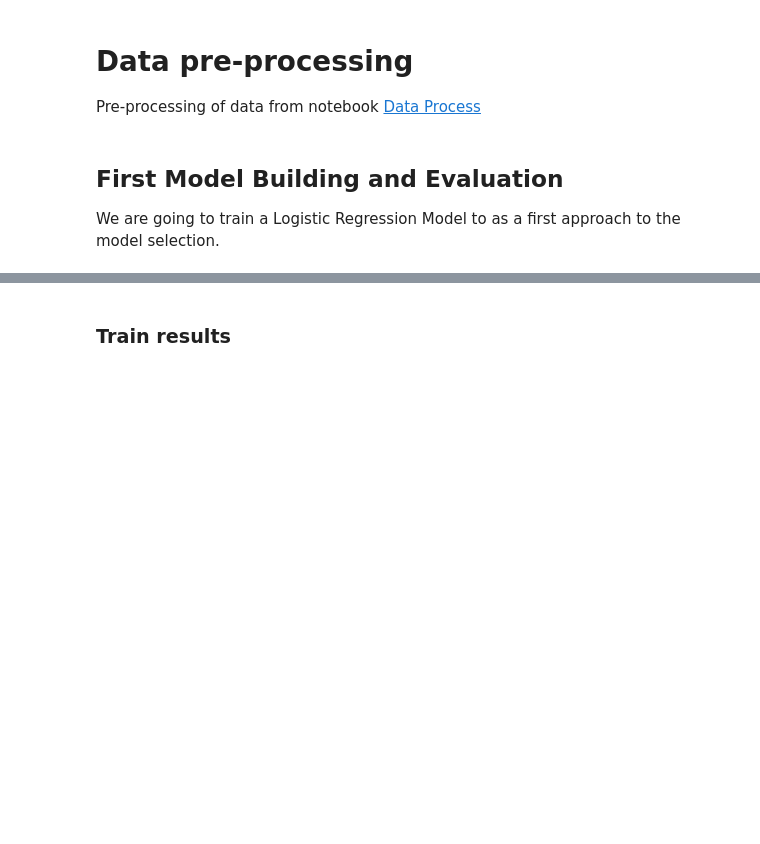
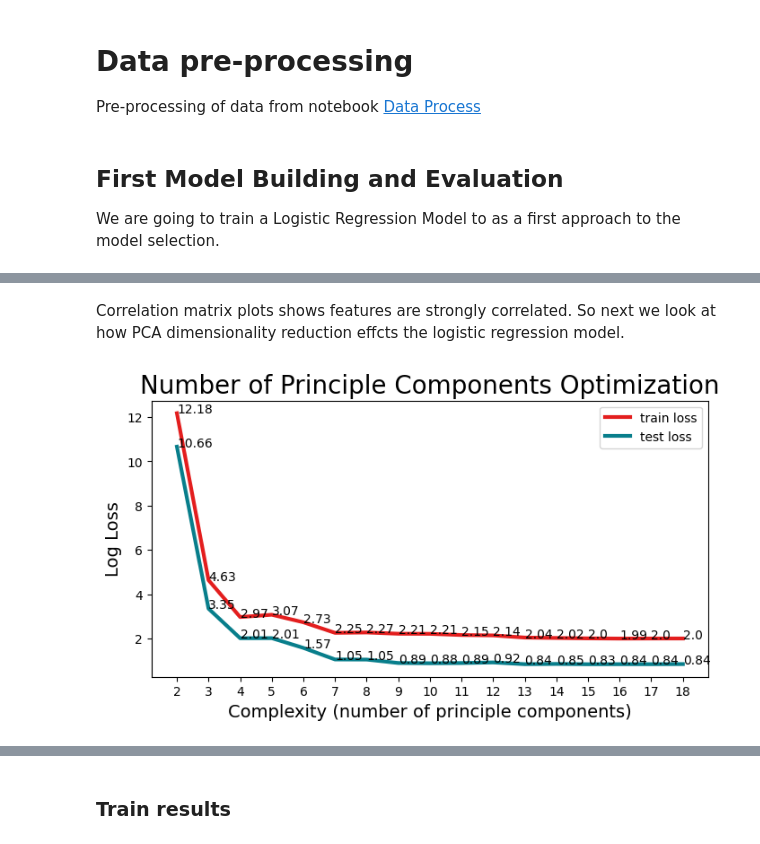
Before and after one commit to aceline0/ECS-171---Group-Project, a Jupyter notebook: code/firstModel.ipynb, the cells around one changed output, grey strips where cells are left out. Saved outputs shown, nothing was run; the diff lists cells and outputs as text; code cells hidden in the pictures; blank space fills up the shorter version.

```diff
--- a/code/firstModel.ipynb
+++ b/code/firstModel.ipynb
@@ -20,0 +62,49 @@ from sklearn.metrics import ConfusionMatrixDisplay
+# %% [markdown]
+Correlation matrix plots shows features are strongly correlated. So next we look at how PCA dimensionality reduction effcts the logistic regression model.
+# %%
+from sklearn import decomposition
+loss_train_df = []
+loss_test_df = []
+
+from imblearn.under_sampling import RandomUnderSampler
+
+for k in range(2, 19):
+    X = df.drop('Class', axis=1)
+    y = df['Class']
+    logisticRegr = LogisticRegression(max_iter=1200)
+    pca = decomposition.PCA(n_components=k)
+    pca.fit(X)
+    X = pca.transform(X)
+    X_train, X_test, y_train, y_test = train_test_split(X, y, test_size=0.2, random_state=42)
+    #remember to oversample the train set
+    smote = SMOTE(random_state=42)
+    X_train, y_train = smote.fit_resample(X_train, y_train)
+
+    logisticRegr.fit(X_train, y_train)
+    train_predictions = logisticRegr.predict(X_train)
+    test_predictions = logisticRegr.predict(X_test)
+
+    loss_train = log_loss(y_train, train_predictions)
+    loss_test = log_loss(y_test, test_predictions)
+    loss_train_df.append({'k': k, 'loss': loss_train})
+    loss_test_df.append({'k': k, 'loss': loss_test})
+
+loss_train_df = pd.DataFrame(loss_train_df)
+loss_test_df = pd.DataFrame(loss_test_df)
+
+
+plt.figure(figsize=(8, 4))
+plt.plot(loss_train_df['k'], loss_train_df['loss'], lw=3, c='#e31e1e', label='train loss')
+for a,b in zip(loss_train_df['k'], loss_train_df['loss']):
+    plt.text(a, b, str(round(b, 2)))
+plt.plot(loss_test_df['k'], loss_test_df['loss'], lw=3, c='#087E8B', label='test loss')
+for a,b in zip(loss_test_df['k'], loss_test_df['loss']):
+    plt.text(a, b, str(round(b, 2)))
+plt.title("Number of Principle Components Optimization", size=20)
+plt.xlabel('Complexity (number of principle components)', size=14)
+plt.xticks(np.arange(2, k+1, 1))
+plt.ylabel('Log Loss', size=14)
+plt.legend()
+plt.show()
+# %% [output]
+[figure, added]
```
Also changed, not shown: parts of 14 cells of this notebook.
